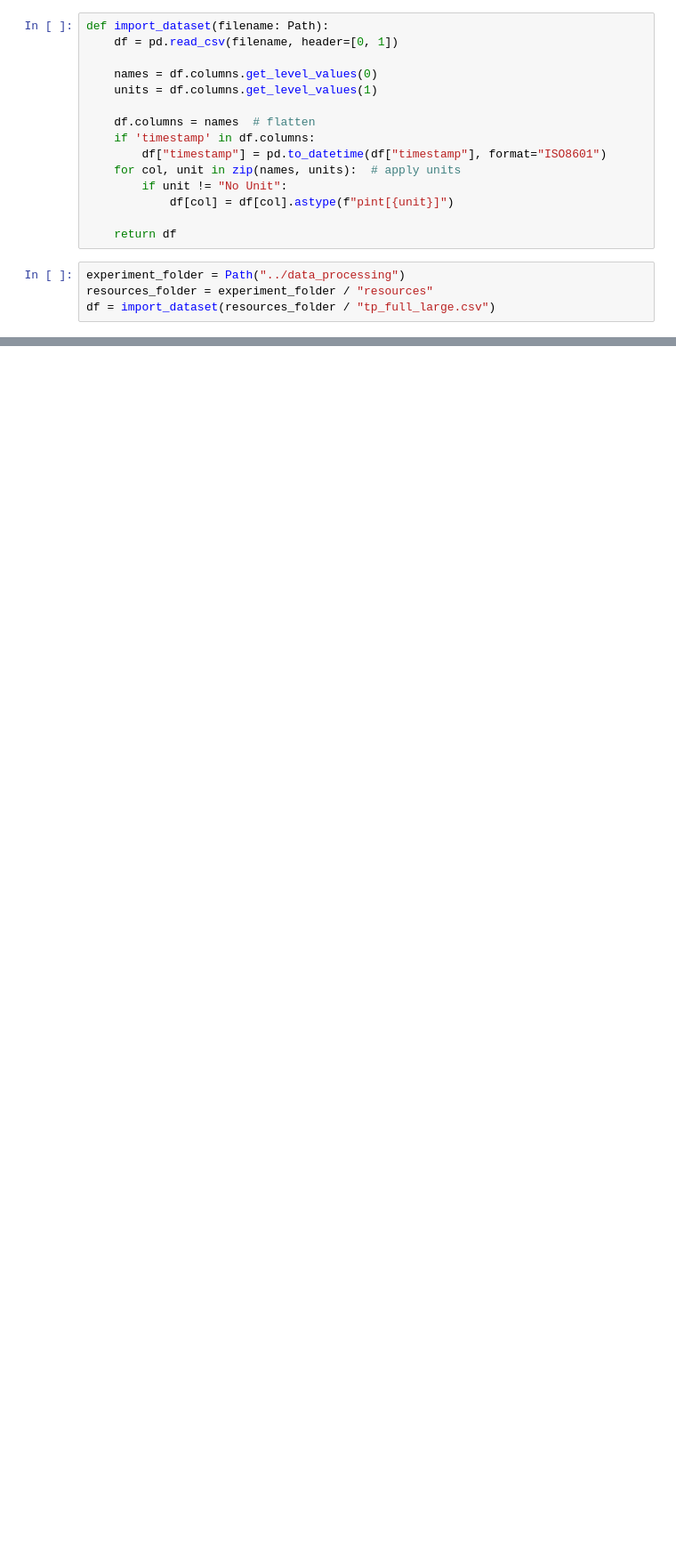
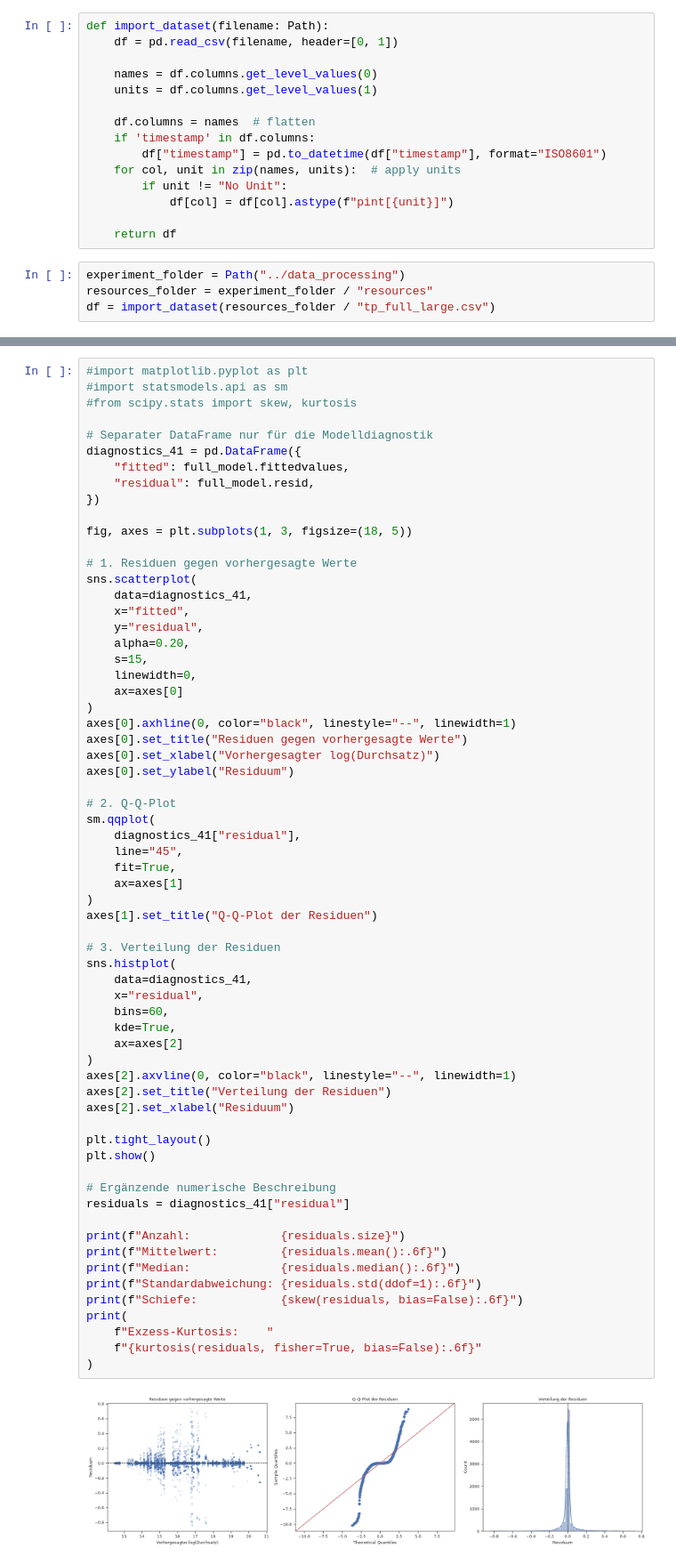
Before and after one commit to rsie-dev/power_consumption_experiment, a Jupyter notebook: visualization/visualize_model_tp.ipynb, the cells around one changed output, grey strips where cells are left out. Shown at 89% size. Drawn from its saved outputs; the diff is of its cells as text; blank space fills up the shorter version.

```diff
--- a/visualization/visualize_model_tp.ipynb
+++ b/visualization/visualize_model_tp.ipynb
@@ -120,0 +191,66 @@ plt.show()
+# %%
+#import matplotlib.pyplot as plt
+#import statsmodels.api as sm
+#from scipy.stats import skew, kurtosis
+
+# Separater DataFrame nur für die Modelldiagnostik
+diagnostics_41 = pd.DataFrame({
+    "fitted": full_model.fittedvalues,
+    "residual": full_model.resid,
+})
+
+fig, axes = plt.subplots(1, 3, figsize=(18, 5))
+
+# 1. Residuen gegen vorhergesagte Werte
+sns.scatterplot(
+    data=diagnostics_41,
+    x="fitted",
+    y="residual",
+    alpha=0.20,
+    s=15,
+    linewidth=0,
+    ax=axes[0]
+)
+axes[0].axhline(0, color="black", linestyle="--", linewidth=1)
+axes[0].set_title("Residuen gegen vorhergesagte Werte")
+axes[0].set_xlabel("Vorhergesagter log(Durchsatz)")
+axes[0].set_ylabel("Residuum")
+
+# 2. Q-Q-Plot
+sm.qqplot(
+    diagnostics_41["residual"],
+    line="45",
+    fit=True,
+    ax=axes[1]
+)
+axes[1].set_title("Q-Q-Plot der Residuen")
+
+# 3. Verteilung der Residuen
+sns.histplot(
+    data=diagnostics_41,
+    x="residual",
+    bins=60,
+    kde=True,
+    ax=axes[2]
+)
+axes[2].axvline(0, color="black", linestyle="--", linewidth=1)
+axes[2].set_title("Verteilung der Residuen")
+axes[2].set_xlabel("Residuum")
+
+plt.tight_layout()
+plt.show()
+
+# Ergänzende numerische Beschreibung
+residuals = diagnostics_41["residual"]
+
+print(f"Anzahl:             {residuals.size}")
+print(f"Mittelwert:         {residuals.mean():.6f}")
+print(f"Median:             {residuals.median():.6f}")
+print(f"Standardabweichung: {residuals.std(ddof=1):.6f}")
+print(f"Schiefe:            {skew(residuals, bias=False):.6f}")
+print(
+    f"Exzess-Kurtosis:    "
+    f"{kurtosis(residuals, fisher=True, bias=False):.6f}"
+)
+# %% [output]
+[figure, added]
```
Also changed, not shown: parts of 11 cells of this notebook, 2 other files.
